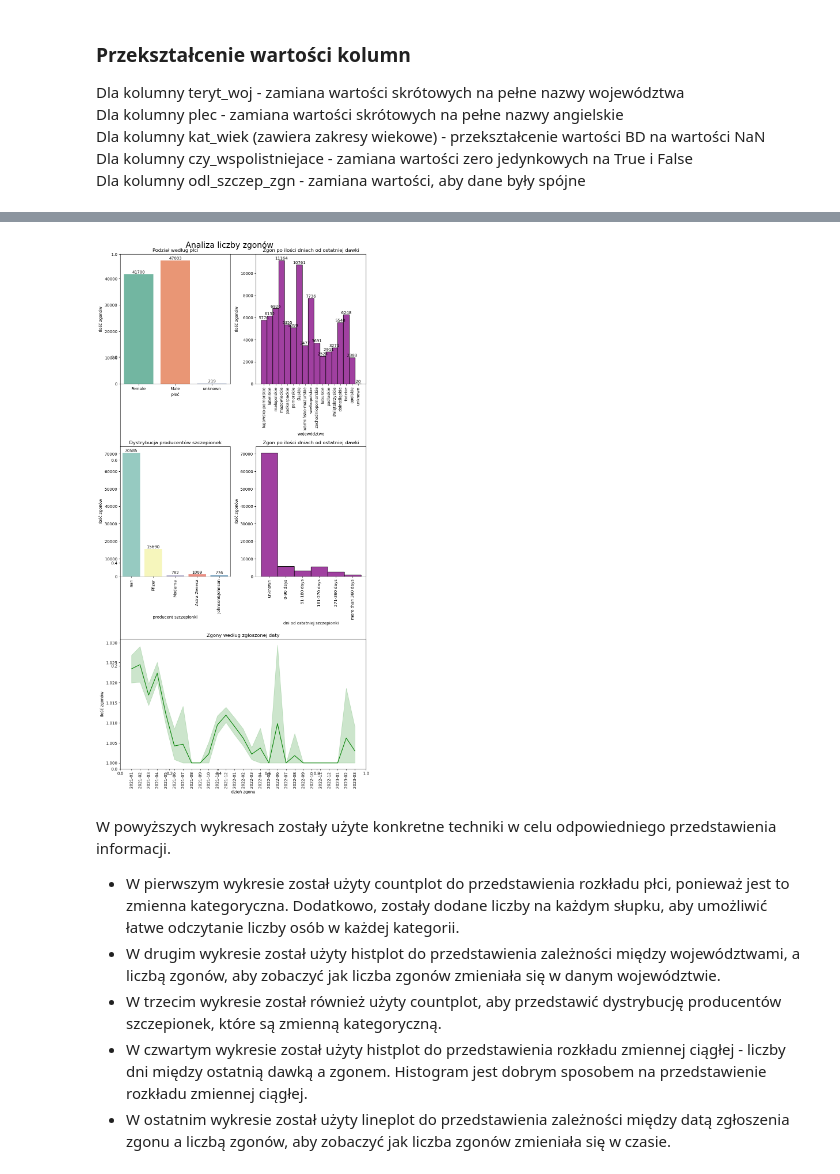
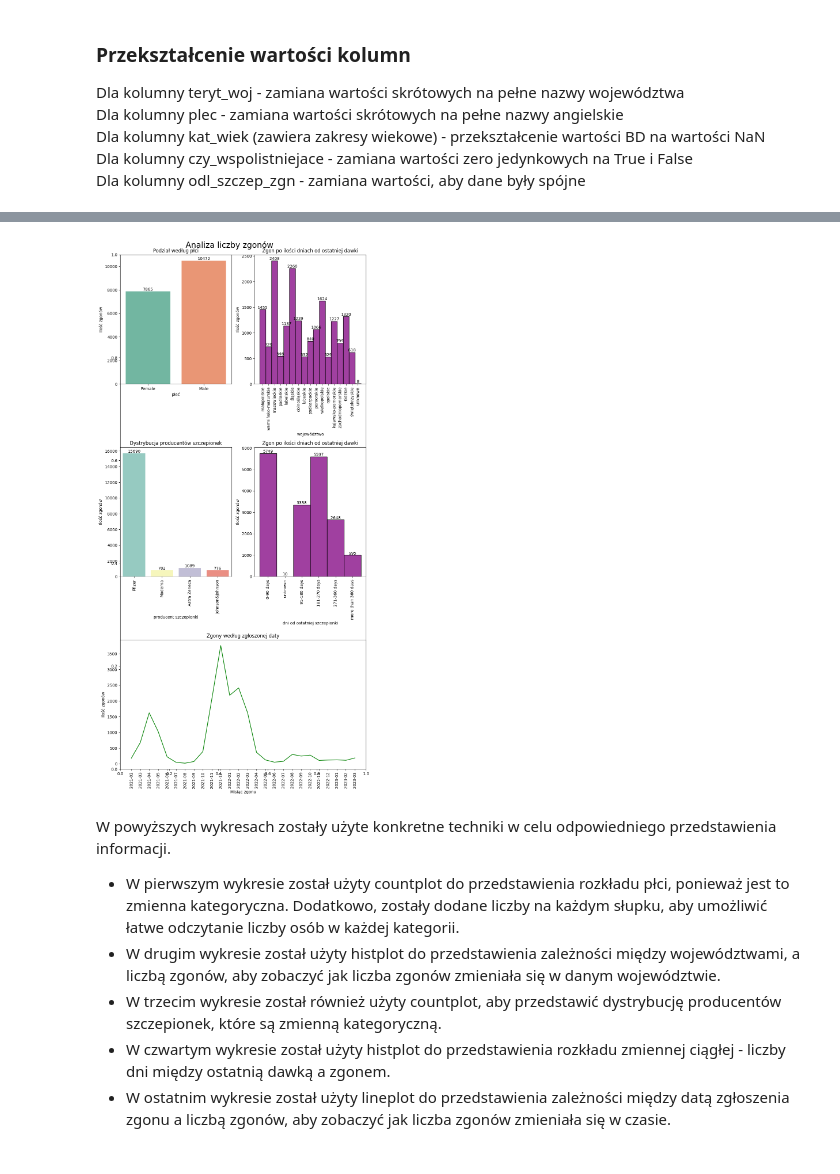
Before and after one commit to 18michal/ML, a Jupyter notebook: Lab5/Lab5.ipynb, the cells around one changed output, grey strips where cells are left out. Cells and saved outputs as stored; diff of their text form; code cells hidden in the pictures.

```diff
--- a/Lab5/Lab5.ipynb
+++ b/Lab5/Lab5.ipynb
@@ -146,4 +150,4 @@ ponieważ wartości NaN w tej kolumnie oznaczają brak szczepienia.
 # %%
-# data.loc[data['dawka_ost'].isna(), 'dawka_ost'] = 'no_vaccination'
-# data.dropna(subset=['dawka_ost'], inplace=True) # jesliusuneto nie mam danych z 88k tylko z 18k
+data.dropna(subset=['dawka_ost'], inplace=True)
+data = data.reset_index(drop=True)
 # %% [markdown]
@@ -269,8 +275,14 @@ Ilość danych to: 88922
+# %%
+grouped_data_by_month = data.copy()
+grouped_data_by_month['date_reported_death'] = pd.to_datetime(grouped_data_by_month['date_reported_death'])
+grouped_data_by_month = grouped_data_by_month.groupby(grouped_data_by_month['date_reported_death'].dt.to_period('M')).agg({'deaths_number': 'sum'})
+grouped_data_by_month.reset_index(inplace=True)
+grouped_data_by_month['date_reported_death'] = grouped_data_by_month['date_reported_death'].astype(str)
 # %%
 import seaborn as sns
 import matplotlib.pyplot as plt
 
-fig, axs = plt.subplots(figsize=(10,20), constrained_layout=True)
+fig, axs = plt.subplots(figsize=(10,20), constrained_layout=True, frameon=False)
 axs = fig.subplot_mosaic([["gender", "province"], \
                           ["vaccine_manufacturer", "days_since_last_dose"], \
                           ['date_reported_death', "date_reported_death"]])
@@ -290,43 +302,43 @@ for tick in axs["province"].get_xticklabels():
 for patch in axs["province"].patches:
     axs["province"].text(patch.get_x() + patch.get_width() / 2, patch.get_height(),
                      int(patch.get_height()), ha='center', va='bottom')
 
 sns.countplot(x="vaccine_manufacturer", data=data, ax=axs['vaccine_manufacturer'], palette="Set3")
 axs['vaccine_manufacturer'].set(title="Dystrybucja producentów szczepionek", ylabel='Ilość zgonów', \
                                 xlabel='producent szczepionki')
 for tick in axs["vaccine_manufacturer"].get_xticklabels():
     tick.set_rotation(90)
 for patch in axs['vaccine_manufacturer'].patches:
     axs['vaccine_manufacturer'].text(patch.get_x() + patch.get_width() / 2, patch.get_height(),
                      int(patch.get_height()), ha='center', va='bottom')
 
 sns.histplot(x="days_since_last_dose", data=data, bins=30, ax=axs['days_since_last_dose'], color="purple")
 axs['days_since_last_dose'].set(title="Zgon po ilości dniach od ostatniej dawki", ylabel='Ilość zgonów', \
                                 xlabel='dni od ostatniej szczepionki')
 for tick in axs['days_since_last_dose'].get_xticklabels():
     tick.set_rotation(90)
-for patch in axs['date_reported_death'].patches:
+for patch in axs['days_since_last_dose'].patches:
     axs['days_since_last_dose'].text(patch.get_x() + patch.get_width() / 2, patch.get_height(),
                      int(patch.get_height()), ha='center', va='bottom')
 
 
 
-sns.lineplot(x="date_reported_death", y="deaths_number", data=data, ax=axs['date_reported_death'], color="green")
-axs['date_reported_death'].set(title="Zgony według zgłoszonej daty", ylabel='Ilość zgonów', xlabel='dzień zgonu')
+sns.lineplot(x="date_reported_death", y="deaths_number", data=grouped_data_by_month, ax=axs['date_reported_death'], color="green")
+axs['date_reported_death'].set(title="Zgony według zgłoszonej daty", ylabel='Ilość zgonów', xlabel='Misiąc zgonu')
 for tick in axs['date_reported_death'].get_xticklabels():
     tick.set_rotation(90)
 
 
 plt.tight_layout()
 plt.show()
 # %% [output]
-[figure, old version]
+[figure, new version]
 # %% [markdown]
 W powyższych wykresach zostały użyte konkretne techniki w celu odpowiedniego przedstawienia informacji.<br>
 - W pierwszym wykresie został użyty countplot do przedstawienia rozkładu płci, ponieważ jest to zmienna kategoryczna. Dodatkowo, zostały dodane liczby na każdym słupku, aby umożliwić łatwe odczytanie liczby osób w każdej kategorii.
 - W drugim wykresie został użyty histplot do przedstawienia zależności między województwami, a liczbą zgonów, aby zobaczyć jak liczba zgonów zmieniała się w danym województwie.
 - W trzecim wykresie został również użyty countplot, aby przedstawić dystrybucję producentów szczepionek, które są zmienną kategoryczną.
-- W czwartym wykresie został użyty histplot do przedstawienia rozkładu zmiennej ciągłej - liczby dni między ostatnią dawką a zgonem. Histogram jest dobrym sposobem na przedstawienie rozkładu zmiennej ciągłej.
+- W czwartym wykresie został użyty histplot do przedstawienia rozkładu zmiennej ciągłej - liczby dni między ostatnią dawką a zgonem.
 - W ostatnim wykresie został użyty lineplot do przedstawienia zależności między datą zgłoszenia zgonu a liczbą zgonów, aby zobaczyć jak liczba zgonów zmieniała się w czasie.
 # %% [markdown]
 ## Punkt 5
```
Also changed, not shown: parts of 11 cells of this notebook.
